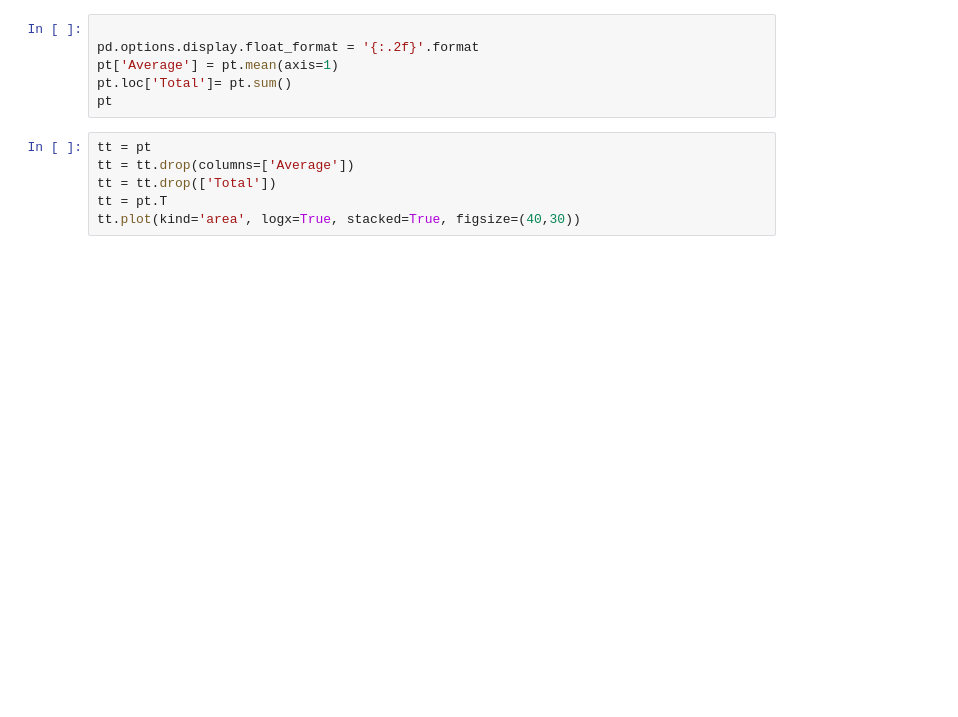
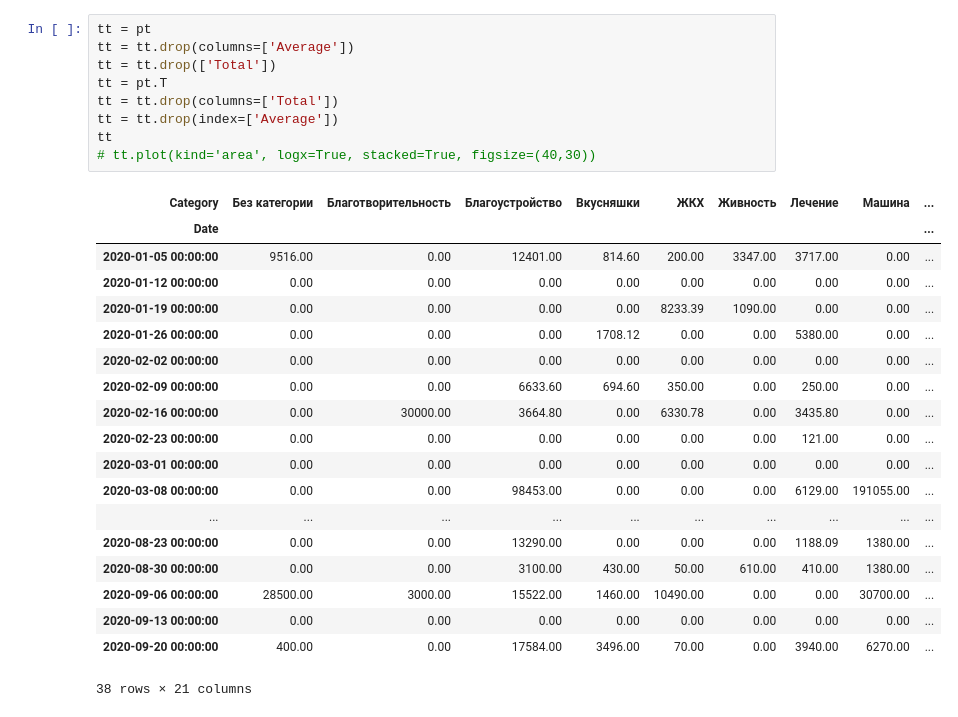
Before and after one commit to PingWIn87/GnuCash_tools, a Jupyter notebook: finance.ipynb, the cells around one changed output. Drawn from its saved outputs; the diff is of its cells as text; blank space fills up the shorter version.

```diff
--- a/finance.ipynb
+++ b/finance.ipynb
@@ -39,12 +66,29 @@ pt = pt.resample('w', axis=1).sum()
-# %%
-
-pd.options.display.float_format = '{:.2f}'.format
-pt['Average'] = pt.mean(axis=1)
-pt.loc['Total']= pt.sum()
-pt
 # %%
 tt = pt
 tt = tt.drop(columns=['Average'])
 tt = tt.drop(['Total'])
 tt = pt.T
-tt.plot(kind='area', logx=True, stacked=True, figsize=(40,30))
+tt = tt.drop(columns=['Total'])
+tt = tt.drop(index=['Average'])
+tt
+# tt.plot(kind='area', logx=True, stacked=True, figsize=(40,30))
+# %% [output]
+| Category | Без категории | Благотворительность | Благоустройство | Вкусняшки | ЖКХ | Живность | Лечение | Машина | ... |
+| Date |  |  |  |  |  |  |  |  | ... |
+| 2020-01-05 00:00:00 | 9516.00 | 0.00 | 12401.00 | 814.60 | 200.00 | 3347.00 | 3717.00 | 0.00 | ... |
+| 2020-01-12 00:00:00 | 0.00 | 0.00 | 0.00 | 0.00 | 0.00 | 0.00 | 0.00 | 0.00 | ... |
+| 2020-01-19 00:00:00 | 0.00 | 0.00 | 0.00 | 0.00 | 8233.39 | 1090.00 | 0.00 | 0.00 | ... |
+| 2020-01-26 00:00:00 | 0.00 | 0.00 | 0.00 | 1708.12 | 0.00 | 0.00 | 5380.00 | 0.00 | ... |
+| 2020-02-02 00:00:00 | 0.00 | 0.00 | 0.00 | 0.00 | 0.00 | 0.00 | 0.00 | 0.00 | ... |
+| 2020-02-09 00:00:00 | 0.00 | 0.00 | 6633.60 | 694.60 | 350.00 | 0.00 | 250.00 | 0.00 | ... |
+| 2020-02-16 00:00:00 | 0.00 | 30000.00 | 3664.80 | 0.00 | 6330.78 | 0.00 | 3435.80 | 0.00 | ... |
+| 2020-02-23 00:00:00 | 0.00 | 0.00 | 0.00 | 0.00 | 0.00 | 0.00 | 121.00 | 0.00 | ... |
+| 2020-03-01 00:00:00 | 0.00 | 0.00 | 0.00 | 0.00 | 0.00 | 0.00 | 0.00 | 0.00 | ... |
+| 2020-03-08 00:00:00 | 0.00 | 0.00 | 98453.00 | 0.00 | 0.00 | 0.00 | 6129.00 | 191055.00 | ... |
+| ... | ... | ... | ... | ... | ... | ... | ... | ... | ... |
+| 2020-08-23 00:00:00 | 0.00 | 0.00 | 13290.00 | 0.00 | 0.00 | 0.00 | 1188.09 | 1380.00 | ... |
+| 2020-08-30 00:00:00 | 0.00 | 0.00 | 3100.00 | 430.00 | 50.00 | 610.00 | 410.00 | 1380.00 | ... |
+| 2020-09-06 00:00:00 | 28500.00 | 3000.00 | 15522.00 | 1460.00 | 10490.00 | 0.00 | 0.00 | 30700.00 | ... |
+| 2020-09-13 00:00:00 | 0.00 | 0.00 | 0.00 | 0.00 | 0.00 | 0.00 | 0.00 | 0.00 | ... |
+| 2020-09-20 00:00:00 | 400.00 | 0.00 | 17584.00 | 3496.00 | 70.00 | 0.00 | 3940.00 | 6270.00 | ... |
+38 rows × 21 columns
```
Also changed, not shown: parts of 7 cells of this notebook, 1 other file.
